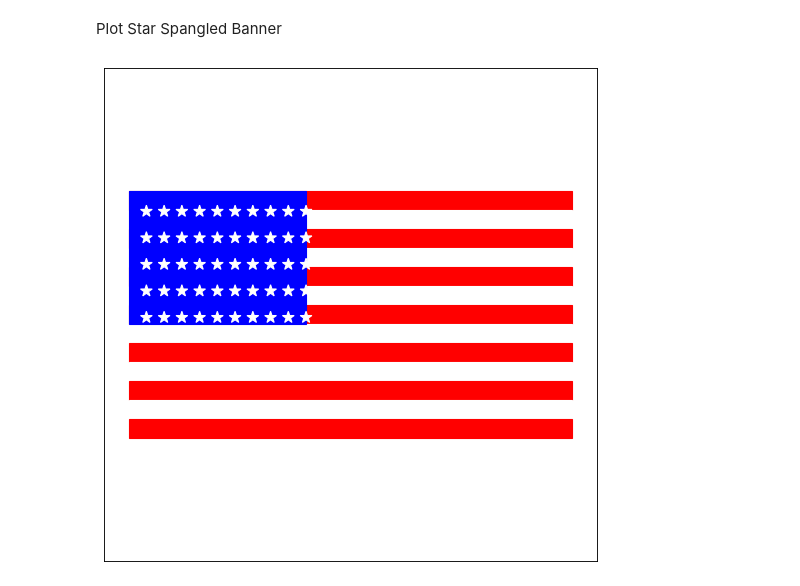
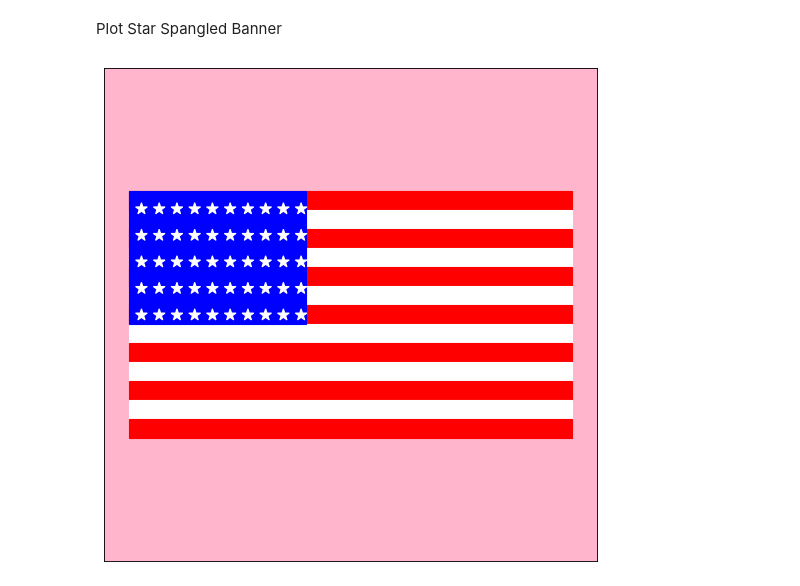
Before and after one commit to umslengineering/EE1108, a Jupyter notebook: EE1108_ex6.ipynb, the cells around one changed output. Saved outputs shown, nothing was run; the diff lists cells and outputs as text; code cells hidden in the pictures.

```diff
--- a/EE1108_ex6.ipynb
+++ b/EE1108_ex6.ipynb
@@ -320,7 +320,7 @@ from SimpleGraphics import *
 import numpy as np
 
 # Create window
-MakeWindow(10, labels=False, bgcolor=WHITE)
+MakeWindow(10, labels=False, bgcolor=PINK)
 
 # Flag dimensions
 flag_width = 18
@@ -333,31 +333,31 @@ for i in range(13):
     color = RED if i % 2 == 0 else WHITE
     DrawRect(0, y, flag_width, stripe_height, FillColor=color, EdgeColor=color)
 
 # Blue canton
 canton_width = flag_width * 0.4
 canton_height = stripe_height * 7
 DrawRect(-flag_width/2 + canton_width/2,
          flag_height/2 - canton_height/2,
          canton_width, canton_height,
          FillColor=BLUE, EdgeColor=BLUE)
 
 # Draw stars (simplified 5x10 pattern)
 rows = 5
 cols = 10
 star_r = 0.25
 
 x_start = -flag_width/2 + canton_width * 0.1
 y_start = flag_height/2 - canton_height * 0.15
 
 dx = canton_width / cols
 dy = canton_height / rows
 
 for i in range(rows):
     for j in range(cols):
         x = x_start + j * dx
         y = y_start - i * dy
         DrawStar(x, y, star_r, FillColor=WHITE, EdgeColor=WHITE)
 
 ShowWindow()
 # %% [output]
-[figure, old version]
+[figure, new version]
```
